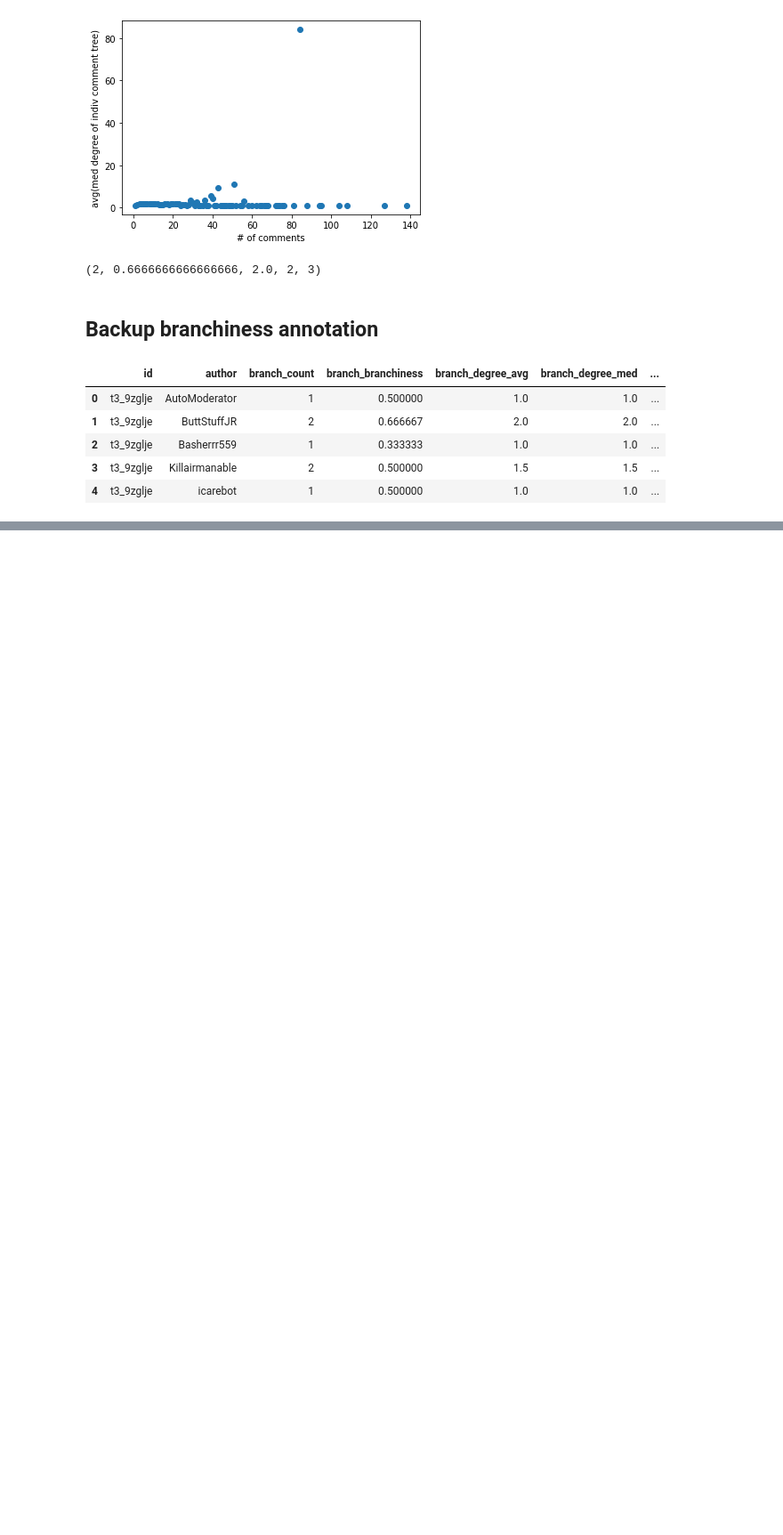
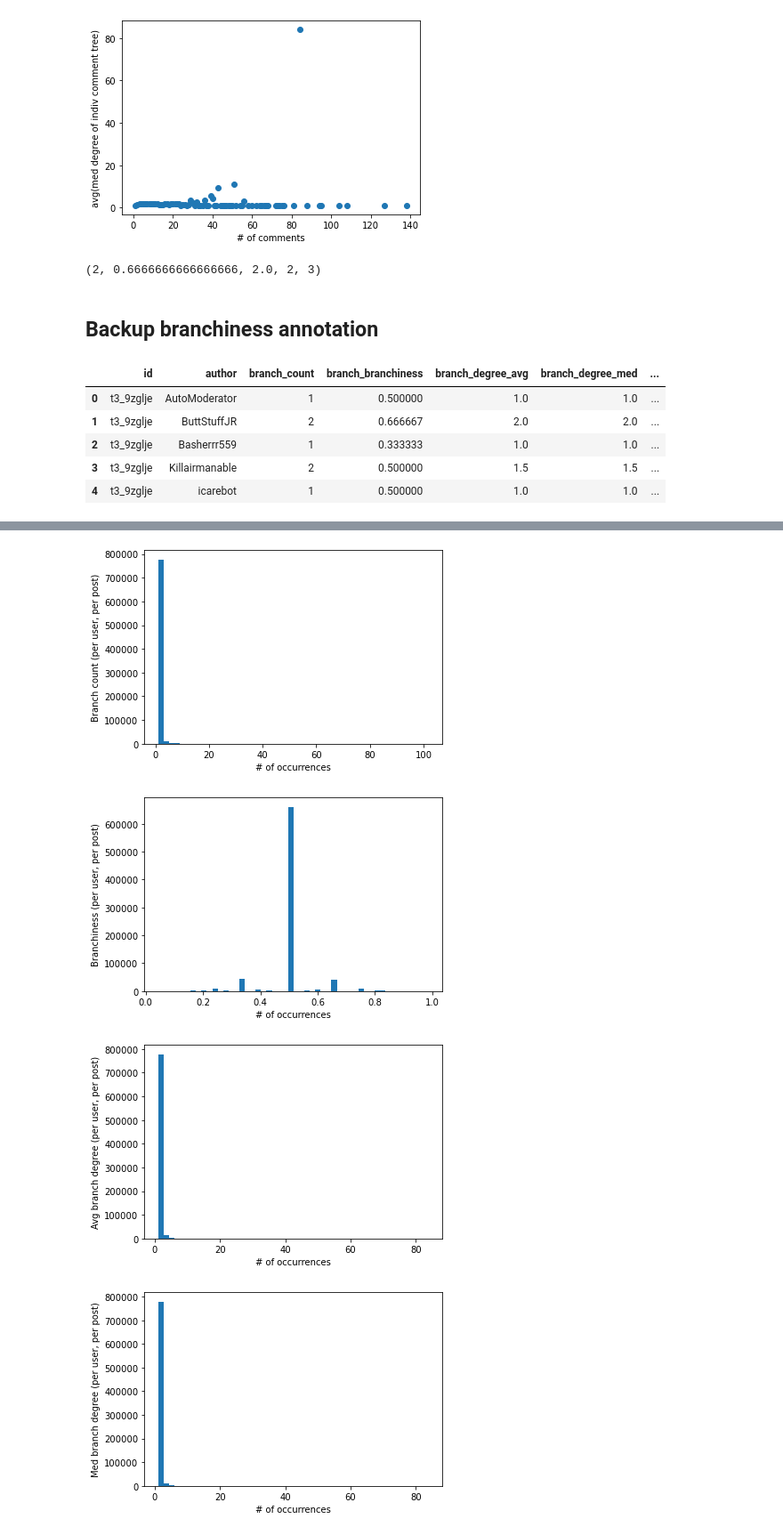
Before and after one commit to cephcyn/cornell_cs6742_a2, a Jupyter notebook: 01_metric_feasibility.ipynb, the cells around one changed output, grey strips where cells are left out. Shown at 89% size. Saved outputs shown, nothing was run; the diff lists cells and outputs as text; code cells hidden in the pictures; blank space fills up the shorter version.

```diff
--- a/01_metric_feasibility.ipynb
+++ b/01_metric_feasibility.ipynb
@@ -829,0 +835,33 @@ plt.show()
+# %%
+# Plot frequency of different branchiness metric values
+import math
+import matplotlib.pyplot as plt
+
+temp = temp_peruserpost_branch_df['branch_count']
+_ = plt.hist(temp, bins=50)
+_ = plt.xlabel('# of occurrences')
+_ = plt.ylabel('Branch count (per user, per post)')
+plt.show()
+
+temp = temp_peruserpost_branch_df['branch_branchiness']
+_ = plt.hist(temp, bins=50)
+_ = plt.xlabel('# of occurrences')
+_ = plt.ylabel('Branchiness (per user, per post)')
+plt.show()
+
+temp = temp_peruserpost_branch_df['branch_degree_avg']
+_ = plt.hist(temp, bins=50)
+_ = plt.xlabel('# of occurrences')
+_ = plt.ylabel('Avg branch degree (per user, per post)')
+plt.show()
+
+temp = temp_peruserpost_branch_df['branch_degree_med']
+_ = plt.hist(temp, bins=50)
+_ = plt.xlabel('# of occurrences')
+_ = plt.ylabel('Med branch degree (per user, per post)')
+plt.show()
+# %% [output]
+[figure, added]
+[figure, added]
+[figure, added]
+[figure, added]
```
Also changed, not shown: parts of 15 cells of this notebook.
